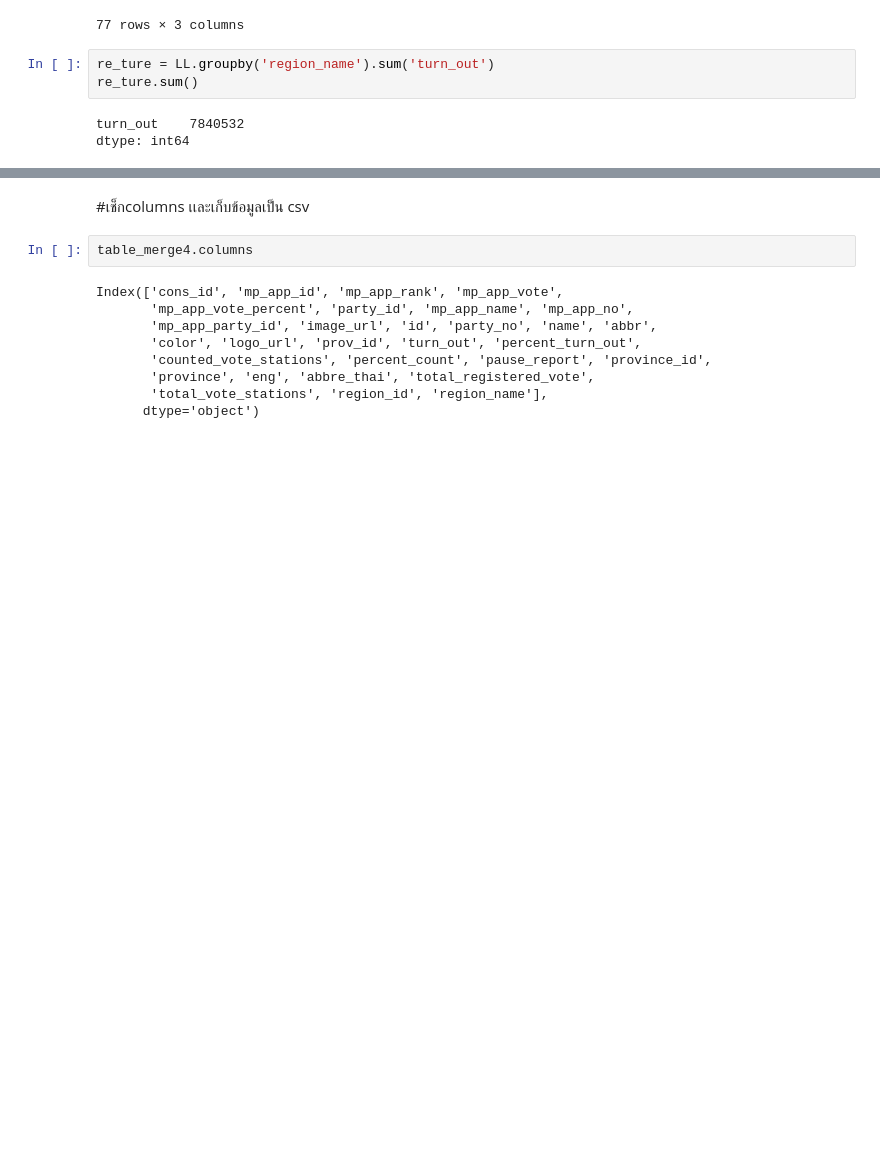
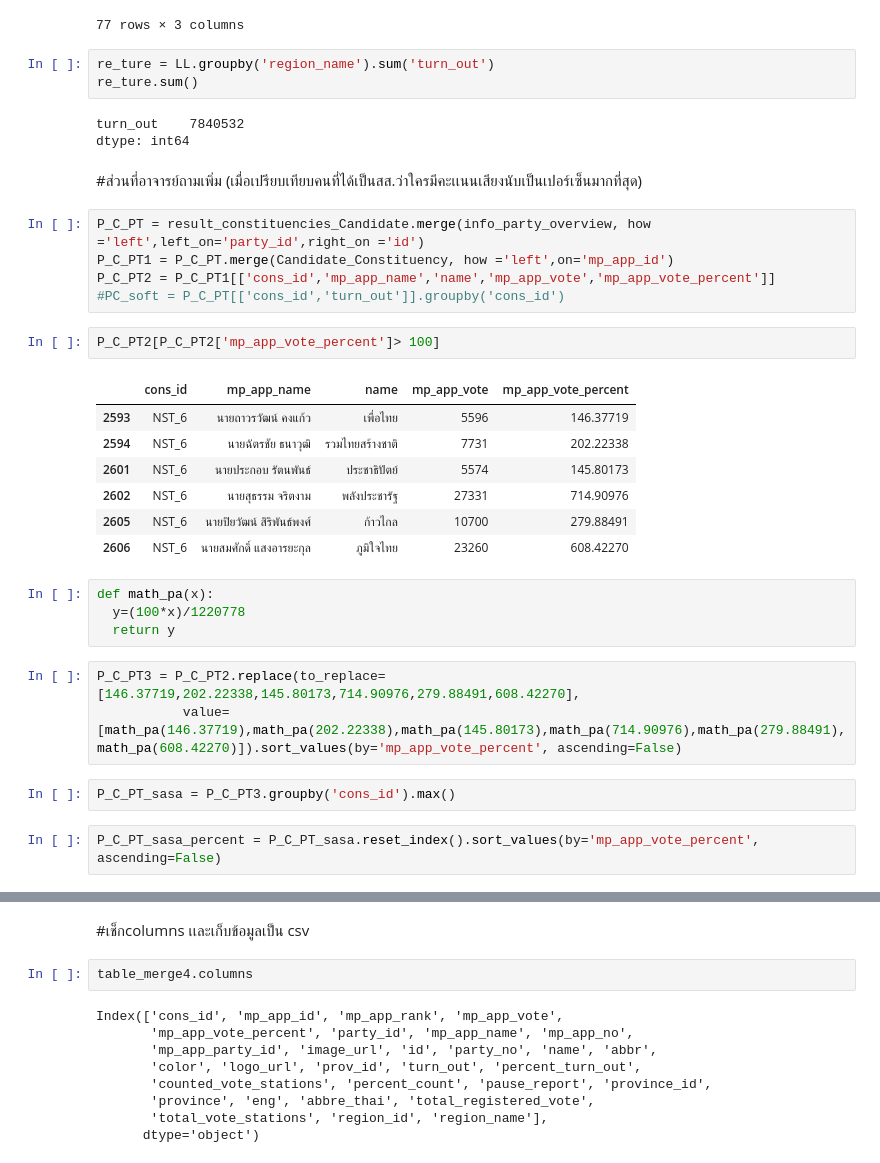
Before and after one commit to MOOwuttichai/python_dataviz2023, a Jupyter notebook: งานโปรเจค.ipynb, the cells around one changed output, grey strips where cells are left out. Drawn from its saved outputs; the diff is of its cells as text; blank space fills up the shorter version.

```diff
--- a/งานโปรเจค.ipynb
+++ b/งานโปรเจค.ipynb
@@ -551,3 +398,31 @@ re_ture.sum()
 # %% [output]
 turn_out    7840532
 dtype: int64
+# %% [markdown]
+#ส่วนที่อาจารย์ถามเพิ่ม (เมื่อเปรียบเทียบคนที่ได้เป็นสส.ว่าใครมีคะเเนนเสียงนับเป็นเปอร์เซ็นมากที่สุด)
+# %%
+P_C_PT = result_constituencies_Candidate.merge(info_party_overview, how ='left',left_on='party_id',right_on ='id')
+P_C_PT1 = P_C_PT.merge(Candidate_Constituency, how ='left',on='mp_app_id')
+P_C_PT2 = P_C_PT1[['cons_id','mp_app_name','name','mp_app_vote','mp_app_vote_percent']]
+#PC_soft = P_C_PT[['cons_id','turn_out']].groupby('cons_id')
+# %%
+P_C_PT2[P_C_PT2['mp_app_vote_percent']> 100]
+# %% [output]
+|  | cons_id | mp_app_name | name | mp_app_vote | mp_app_vote_percent |
+| 2593 | NST_6 | นายถาวรวัฒน์ คงแก้ว | เพื่อไทย | 5596 | 146.37719 |
+| 2594 | NST_6 | นายฉัตรชัย ธนาวุฒิ | รวมไทยสร้างชาติ | 7731 | 202.22338 |
+| 2601 | NST_6 | นายประกอบ รัตนพันธ์ | ประชาธิปัตย์ | 5574 | 145.80173 |
+| 2602 | NST_6 | นายสุธรรม จริตงาม | พลังประชารัฐ | 27331 | 714.90976 |
+| 2605 | NST_6 | นายปิยวัฒน์ สิริพันธ์พงศ์ | ก้าวไกล | 10700 | 279.88491 |
+| 2606 | NST_6 | นายสมศักดิ์ แสงอารยะกุล | ภูมิใจไทย | 23260 | 608.42270 |
+# %%
+def math_pa(x):
+  y=(100*x)/1220778
+  return y
+# %%
+P_C_PT3 = P_C_PT2.replace(to_replace=[146.37719,202.22338,145.80173,714.90976,279.88491,608.42270],
+           value=[math_pa(146.37719),math_pa(202.22338),math_pa(145.80173),math_pa(714.90976),math_pa(279.88491),math_pa(608.42270)]).sort_values(by='mp_app_vote_percent', ascending=False)
+# %%
+P_C_PT_sasa = P_C_PT3.groupby('cons_id').max()
+# %%
+P_C_PT_sasa_percent = P_C_PT_sasa.reset_index().sort_values(by='mp_app_vote_percent', ascending=False)
```
Also changed, not shown: parts of 23 cells of this notebook.
